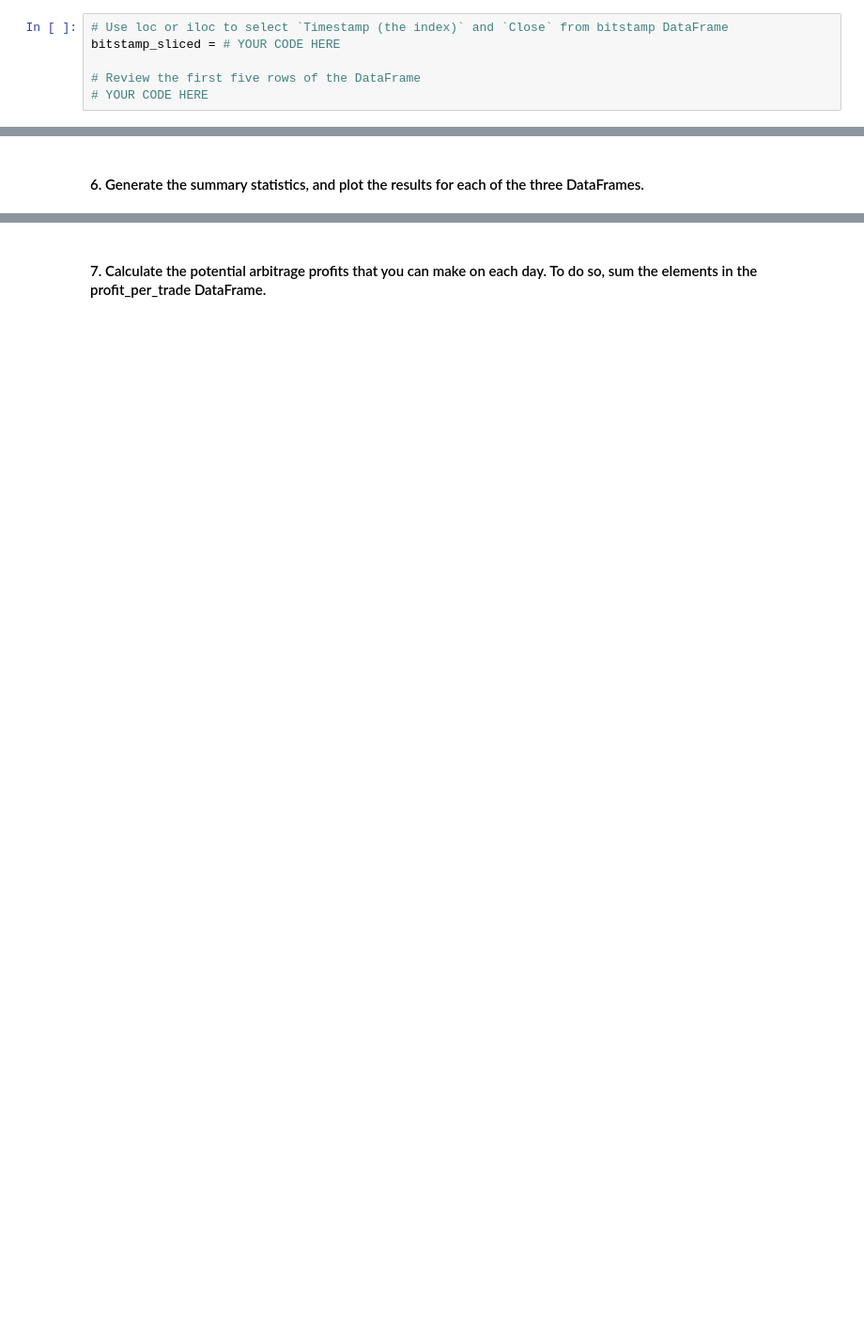
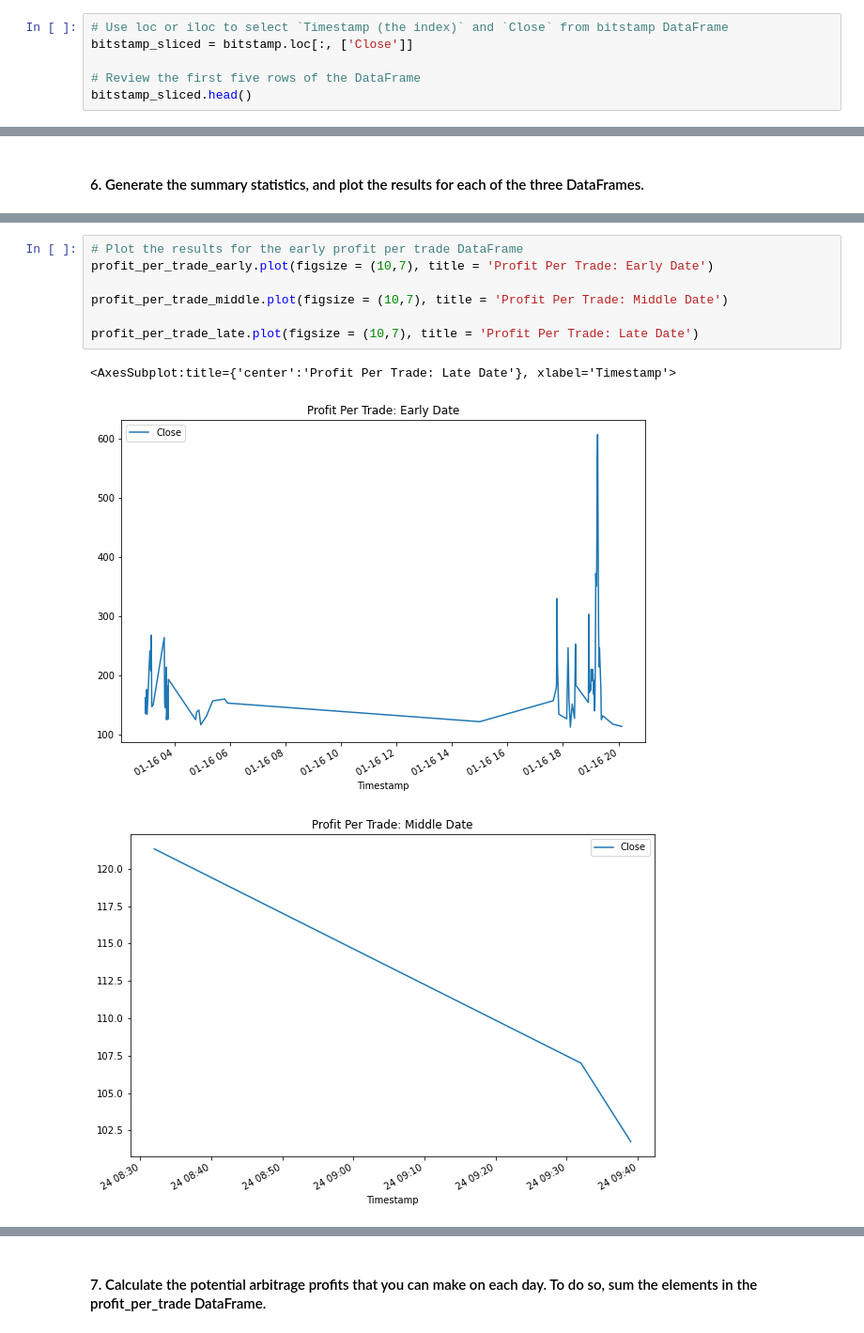
Before and after one commit to briggslalor/Challenge_3, a Jupyter notebook: crypto_arbitrage.ipynb, the cells around one changed output, grey strips where cells are left out. Shown at 94% size. Cells and saved outputs as stored; diff of their text form; blank space fills up the shorter version.

```diff
--- a/crypto_arbitrage.ipynb
+++ b/crypto_arbitrage.ipynb
@@ -167,10 +159,10 @@ Select the data you want to analyze. Use `loc` or `iloc` to select the following
 * Close
 # %%
 # Use loc or iloc to select `Timestamp (the index)` and `Close` from bitstamp DataFrame
-bitstamp_sliced = # YOUR CODE HERE
+bitstamp_sliced = bitstamp.loc[:, ['Close']]
 
 # Review the first five rows of the DataFrame
-# YOUR CODE HERE
+bitstamp_sliced.head()
 # %% [output]
 |  | Close |
 | Timestamp |  |
@@ -549,0 +700,11 @@ Name: Close, dtype: float64
+# %%
+# Plot the results for the early profit per trade DataFrame
+profit_per_trade_early.plot(figsize = (10,7), title = 'Profit Per Trade: Early Date')
+
+profit_per_trade_middle.plot(figsize = (10,7), title = 'Profit Per Trade: Middle Date')
+
+profit_per_trade_late.plot(figsize = (10,7), title = 'Profit Per Trade: Late Date')
+# %% [output]
+<AxesSubplot:title={'center':'Profit Per Trade: Late Date'}, xlabel='Timestamp'>
+[figure, added]
+[figure, added]
```
Also changed, not shown: parts of 18 cells of this notebook.
